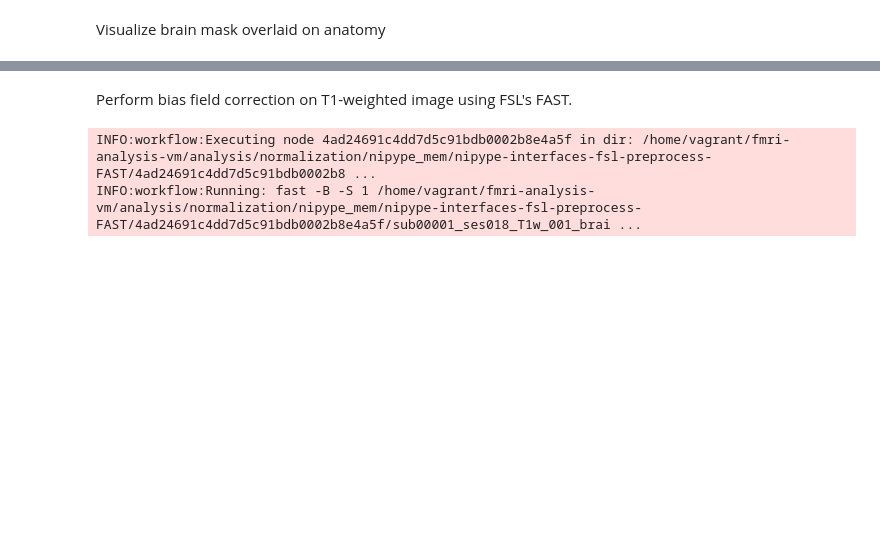
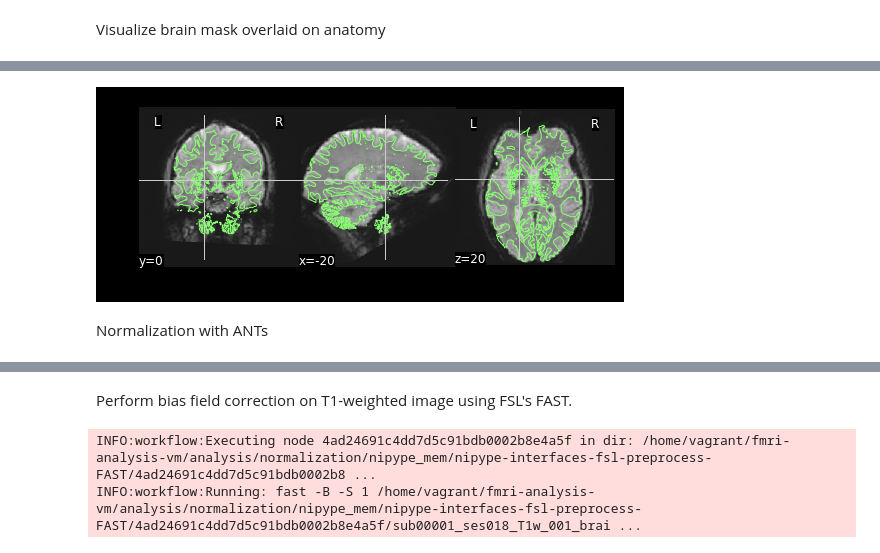
Before and after one commit to poldrack/fmri-analysis-vm, a Jupyter notebook: analysis/normalization/SpatialNormalization.ipynb, the cells around one changed output, grey strips where cells are left out. Saved outputs shown, nothing was run; the diff lists cells and outputs as text; code cells hidden in the pictures; blank space fills up the shorter version.

```diff
--- a/analysis/normalization/SpatialNormalization.ipynb
+++ b/analysis/normalization/SpatialNormalization.ipynb
@@ -71,0 +137,7 @@ mask_display.add_contours(bet_results.outputs.mask_file, levels=[.5])
+# %%
+mask_display=nilearn.plotting.plot_epi(epi_reg_results.outputs.out_file,cmap='gray', cut_coords=(-20,0,20))
+mask_display.add_contours(epi_reg_results.outputs.wmseg, levels=[.5])
+# %% [output]
+[figure, added]
+# %% [markdown]
+Normalization with ANTs
```
Also changed, not shown: parts of 11 cells of this notebook, 1 other file.
